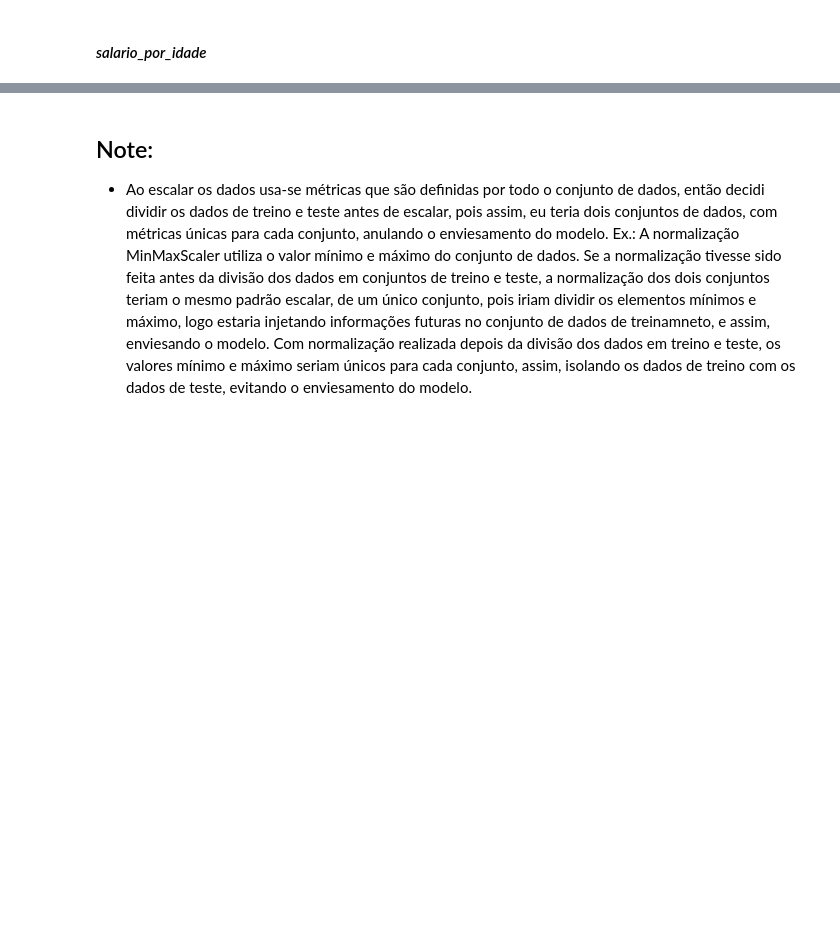
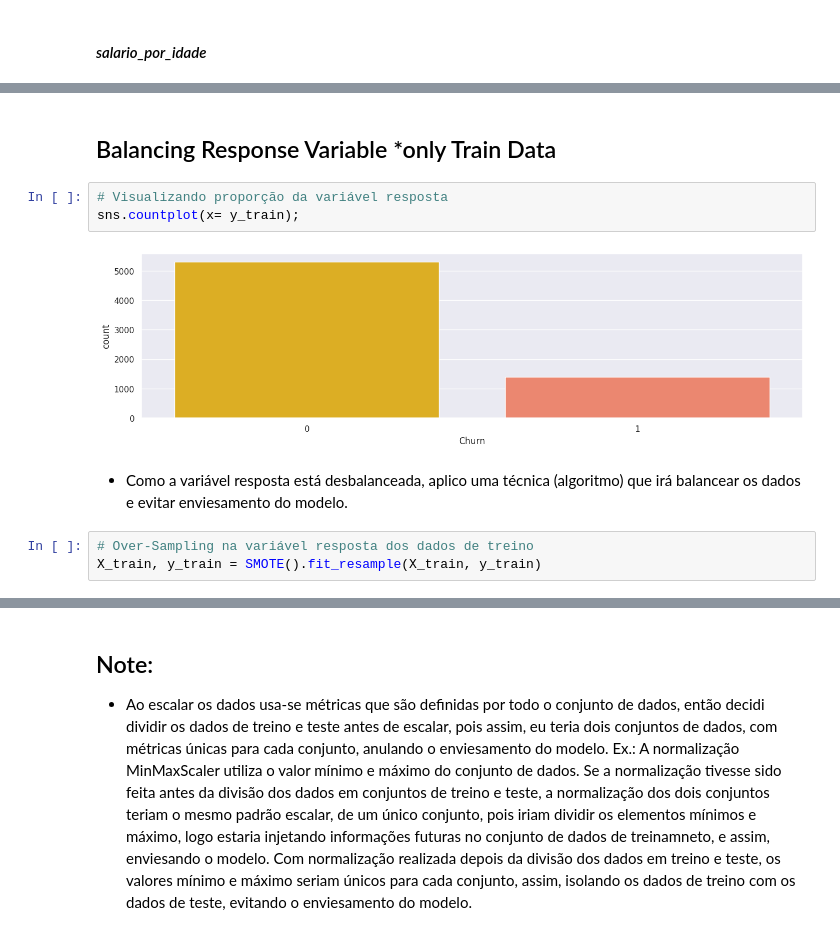
Before and after one commit to rodrigo-rngl/data-science-portfolio, a Jupyter notebook: top-bank-churn-predict/notebooks/Project Clients Churn Predict - V2.ipynb, the cells around one changed output, grey strips where cells are left out. Saved outputs shown, nothing was run; the diff lists cells and outputs as text; blank space fills up the shorter version.

```diff
--- a/top-bank-churn-predict/notebooks/Project Clients Churn Predict - V2.ipynb
+++ b/top-bank-churn-predict/notebooks/Project Clients Churn Predict - V2.ipynb
@@ -1443,0 +1527,12 @@ X_train.sample(5)
+# %% [markdown]
+## Balancing Response Variable *only Train Data
+# %%
+# Visualizando proporção da variável resposta
+sns.countplot(x= y_train);
+# %% [output]
+[figure, added]
+# %% [markdown]
+- Como a variável resposta está desbalanceada, aplico uma técnica (algoritmo) que irá balancear os dados e evitar enviesamento do modelo.
+# %%
+# Over-Sampling na variável resposta dos dados de treino
+X_train, y_train = SMOTE().fit_resample(X_train, y_train)
```
Also changed, not shown: parts of 172 cells of this notebook, 1 other file.
